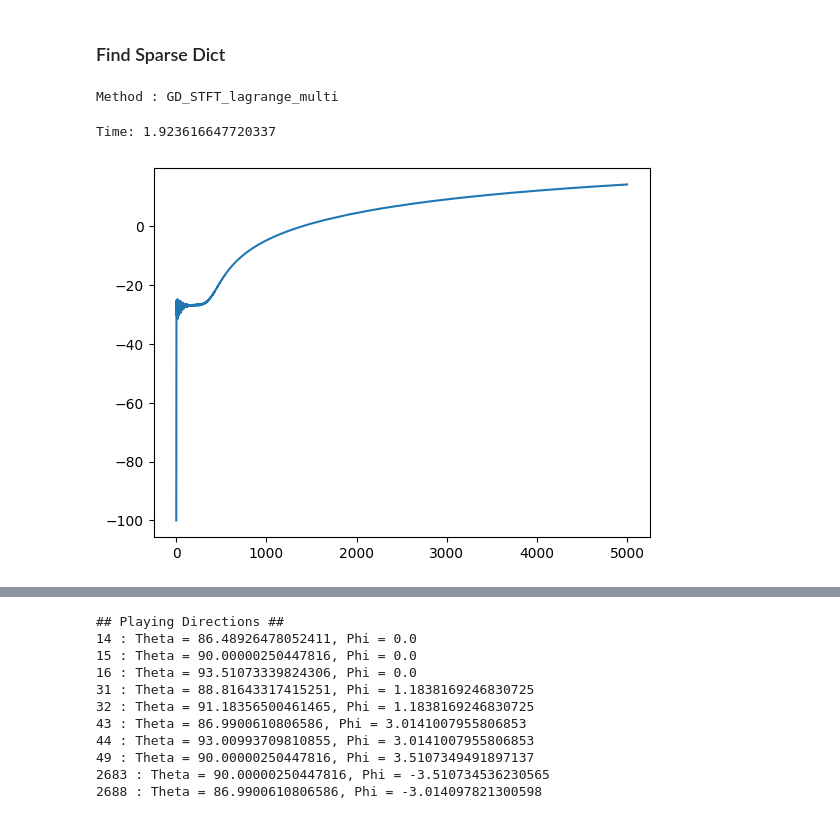
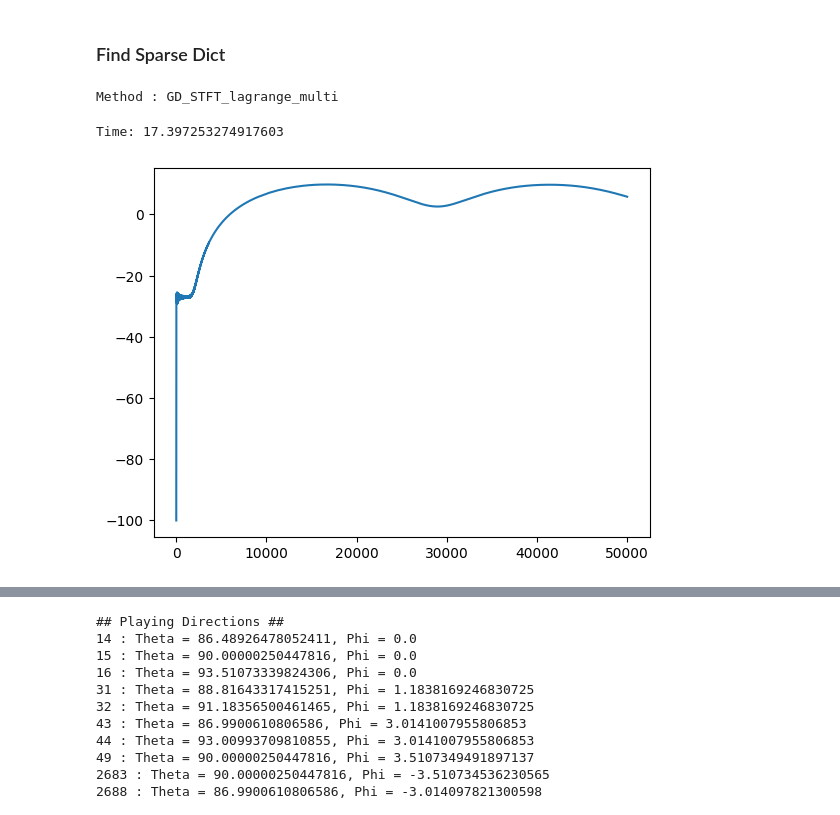
Before and after one commit to Amitmils/AmbisonicUpscaling, a Jupyter notebook: run_script_v2.ipynb, the cells around one changed output, grey strips where cells are left out. Saved outputs shown, nothing was run; the diff lists cells and outputs as text; code cells hidden in the pictures.

```diff
--- a/run_script_v2.ipynb
+++ b/run_script_v2.ipynb
@@ -173,6 +161,7 @@ signals = [
 sound_field = SoundField(DEVICE)
 input_order = 1
 upscale_order = 3
+n_fft = 1024
 # [#Windows, #Channels, #FreqBins]
 anm_f_input_order,anm_f_output_order = sound_field.create(
     signals=signals,
@@ -180,6 +169,7 @@ anm_f_input_order,anm_f_output_order = sound_field.create(
     output_order=upscale_order,
     SH_type='complex',
     debug=True,
+    n_fft=n_fft,
     grid_type=LEBEDEV,
 )
 anm_f_input_order = anm_f_input_order.permute(2,0,1)
@@ -262,36 +252,36 @@ if True:
     opt = optimizer(Y_p_complex, alpha=0.1, method=GD_STFT_OPT_METHOD,device=DEVICE , save_loss=False)
     opt.P_th = sound_field.P_th
     opt.P_ph = sound_field.P_ph
     print(f"Method : {opt.method}")
     start = time.time()
     with torch.no_grad():
-        s_stft_dict = sound_field.get_sparse_dict_v3(anm_f_input_order,opt,iter = 5000,mu=1e-3, ro=1e-4,mask=mask,multi_processing=False,save=False) #single processing progress bar doesnt work
+        s_stft_dict = sound_field.get_sparse_dict_v3(anm_f_input_order[:],opt,iter = 50000,mu=1e-3, ro=1e-4,mask=mask,multi_processing=False,save=False) #single processing progress bar doesnt work
     print(f"Time: {time.time()-start}")
 
 
 
 
 s_stft_dict_complex = torch.complex(s_stft_dict[...,:s_stft_dict.shape[-1]//2], s_stft_dict[...,s_stft_dict.shape[-1]//2:])
 Y_p_complex = utils.create_sh_matrix(
     input_order, zen=sound_field.P_th, azi=sound_field.P_ph, type='complex'
 )
 
 real_first_order_proj = (torch.abs(Y_p_complex  @ anm_f_input_order)**2).sum(dim=-1)
 est_anm_f_first_order = (Y_p_complex.cpu().t().conj() @ s_stft_dict_complex.cpu())
 est_first_order_proj = (torch.abs(Y_p_complex @ est_anm_f_first_order)**2).sum(-1)
 
 
 
 Y_p_complex_output_order = utils.create_sh_matrix(
     upscale_order, zen=sound_field.P_th, azi=sound_field.P_ph, type='complex'
 )
 real_output_order_proj = (torch.abs(Y_p_complex_output_order  @ anm_f_output_order)**2).sum(dim=-1)
 est_anm_f_third_order = (Y_p_complex_output_order.cpu().t().conj() @ s_stft_dict_complex.cpu())
 est_third_order_proj = (torch.abs(Y_p_complex_output_order @ est_anm_f_third_order)**2).sum(-1)
 # %% [output]
 Method : GD_STFT_lagrange_multi
-Time: 1.923616647720337
+Time: 17.397253274917603
-[figure, old version]
+[figure, new version]
 # %%
 test_Y = utils.create_sh_matrix(
     upscale_order, zen=sound_field.P_th, azi=sound_field.P_ph, type='real'
```
Also changed, not shown: parts of 8 cells of this notebook, 1 other file.
